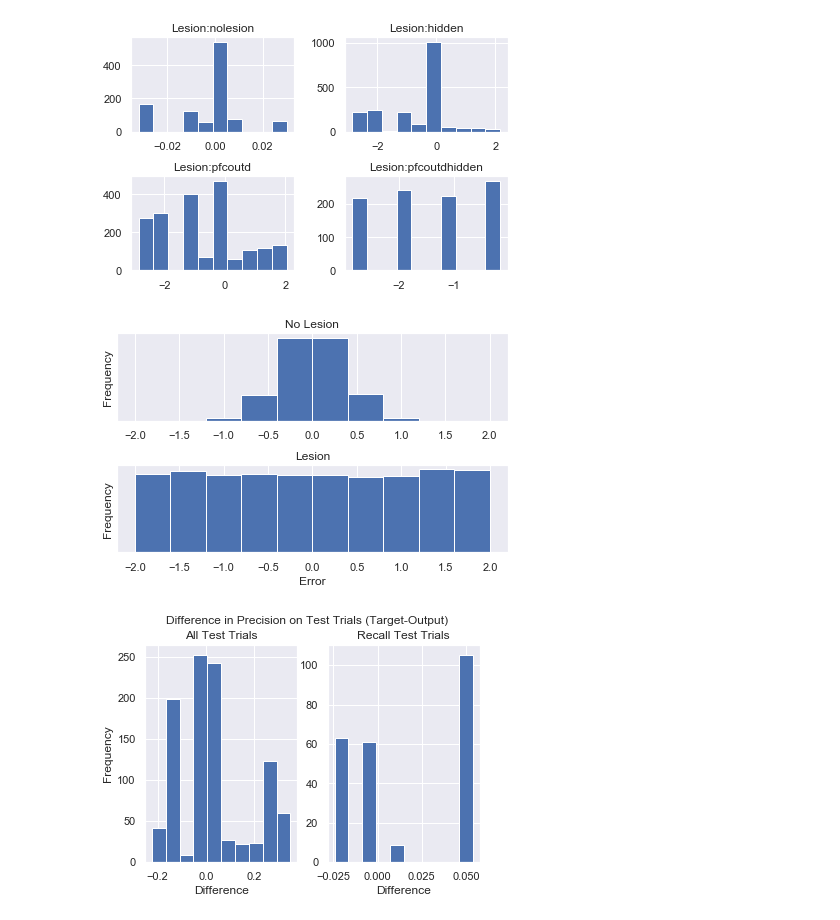
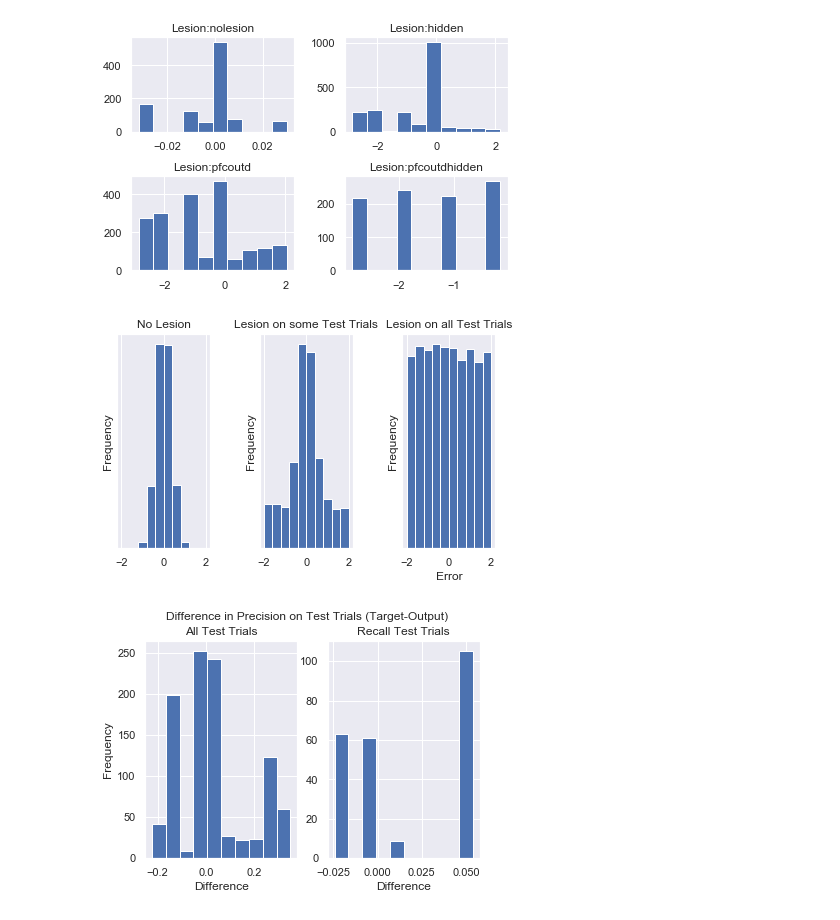
Before and after one commit to AneriSoni/workingmemory, a Jupyter notebook: analysis/decodedoutput.ipynb, the cells around one changed output. Saved outputs shown, nothing was run; the diff lists cells and outputs as text; code cells hidden in the pictures.

```diff
--- a/analysis/decodedoutput.ipynb
+++ b/analysis/decodedoutput.ipynb
@@ -156,24 +834,33 @@ lesion.plot_var_lesions(files_lesion, ['nolesion','hidden','pfcoutd','pfcoutdhid
 # %% [output]
 [figure]
 # %%
-plt.subplot(2,1,1)
-x = np.random.normal(0,0.35,10000)
+plt.subplot(1,3,1)
+x = np.random.normal(0,0.35,100000)
 plt.hist(x,range = [-2,2])
 plt.yticks([])
 plt.ylabel('Frequency')
 plt.title('No Lesion')
-plt.subplot(2,1,2)
+
+plt.subplot(1,3,2)
+x1 = np.random.normal(0,0.35,1000)
+x2 = np.random.uniform(-2,2,1000)
+plt.hist(np.concatenate([x1,x2]),range = [-2,2])
+plt.yticks([])
+plt.ylabel('Frequency')
+plt.title('Lesion on some Test Trials')
+
+plt.subplot(1,3,3)
 x = np.random.uniform(-2,2,10000)
 plt.hist(x)
 plt.xlabel('Error')
 plt.ylabel('Frequency')
-plt.title('Lesion')
+plt.title('Lesion on all Test Trials')
 plt.yticks([])
 #plt.suptitle('Expected Results')
 plt.tight_layout()
 plt.show()
 # %% [output]
-[figure, old version]
+[figure, new version]
 # %%
 base = 'C:/Users/Aneri/go/src/leabra/examples/sir_proj/analysis/TestData/sir1/'
 B = Precision(base+'lesionhidden')
```
Also changed, not shown: parts of 53 cells of this notebook, 9 other files.
